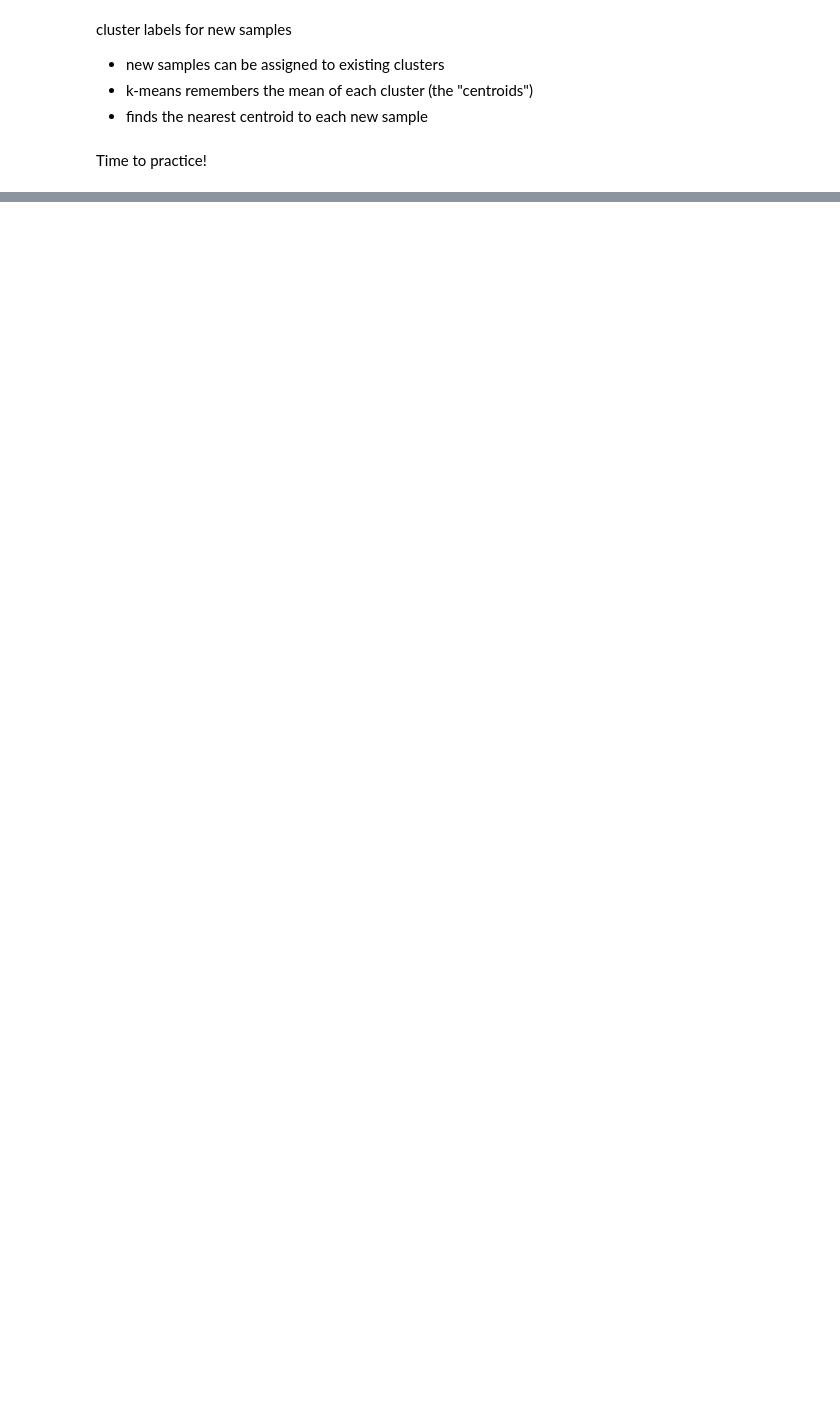
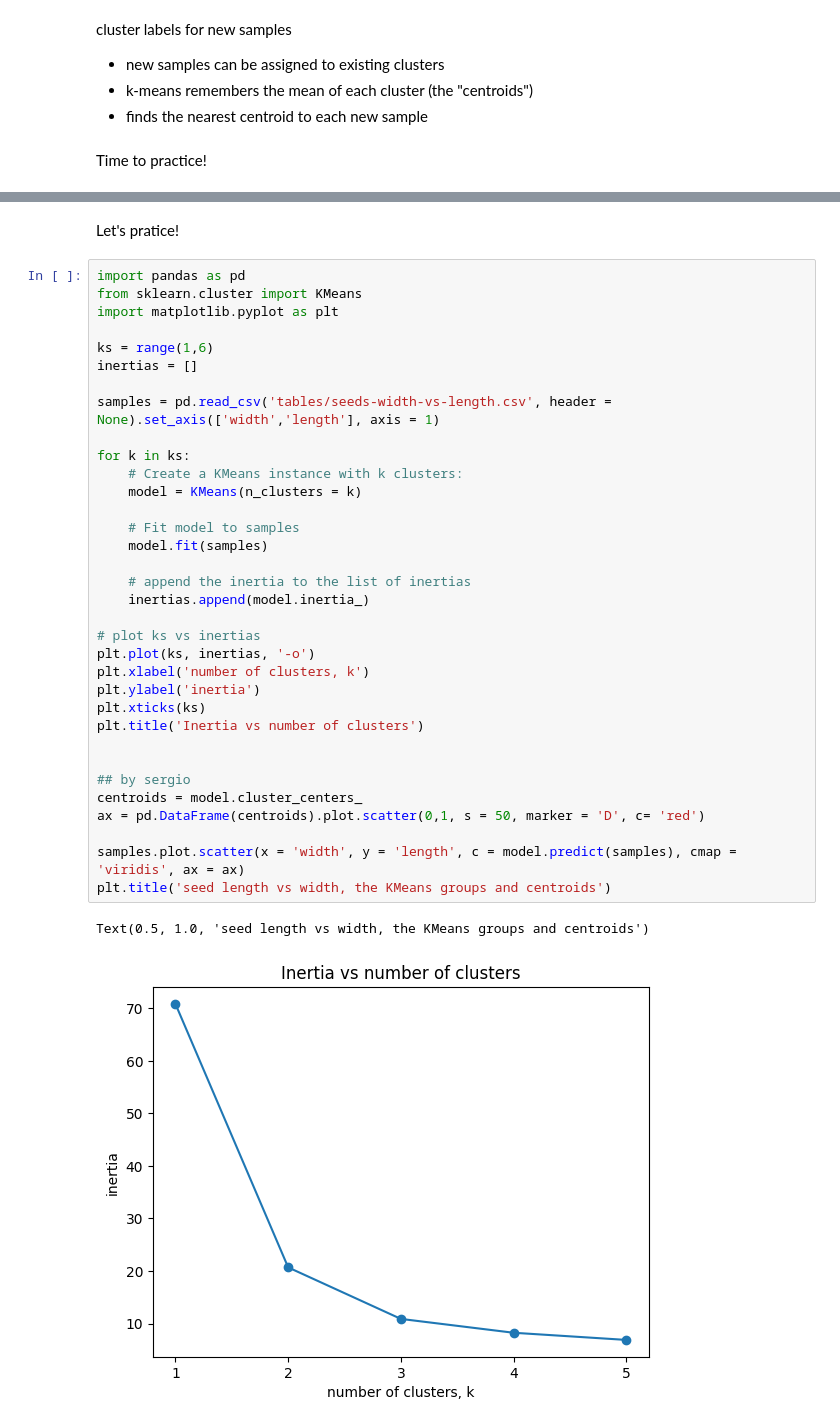
Before and after one commit to srgari/python, a Jupyter notebook: datacamp_study/machine learning/2_Unsupervised_learning_in_Python.ipynb, the cells around one changed output, grey strips where cells are left out. Cells and saved outputs as stored; diff of their text form; blank space fills up the shorter version.

```diff
--- a/datacamp_study/machine learning/2_Unsupervised_learning_in_Python.ipynb
+++ b/datacamp_study/machine learning/2_Unsupervised_learning_in_Python.ipynb
@@ -94,0 +124,39 @@ array([0, 2, 1, 0, 2, 0, 2, 2, 2, 1, 0, 2, 2, 1, 1, 2, 1, 1, 2, 2, 1, 2,
+# %% [markdown]
+Let's pratice!
+# %%
+import pandas as pd
+from sklearn.cluster import KMeans
+import matplotlib.pyplot as plt
+
+ks = range(1,6)
+inertias = []
+
+samples = pd.read_csv('tables/seeds-width-vs-length.csv', header = None).set_axis(['width','length'], axis = 1)
+
+for k in ks:
+    # Create a KMeans instance with k clusters:
+    model = KMeans(n_clusters = k)
+
+    # Fit model to samples
+    model.fit(samples)
+
+    # append the inertia to the list of inertias
+    inertias.append(model.inertia_)
+
+# plot ks vs inertias
+plt.plot(ks, inertias, '-o')
+plt.xlabel('number of clusters, k')
+plt.ylabel('inertia')
+plt.xticks(ks)
+plt.title('Inertia vs number of clusters')
+
+
+## by sergio
+centroids = model.cluster_centers_
+ax = pd.DataFrame(centroids).plot.scatter(0,1, s = 50, marker = 'D', c= 'red')
+
+samples.plot.scatter(x = 'width', y = 'length', c = model.predict(samples), cmap = 'viridis', ax = ax)
+plt.title('seed length vs width, the KMeans groups and centroids')
+# %% [output]
+Text(0.5, 1.0, 'seed length vs width, the KMeans groups and centroids')
+[figure, added]
```
Also changed, not shown: parts of 12 cells of this notebook, 1 other file.
